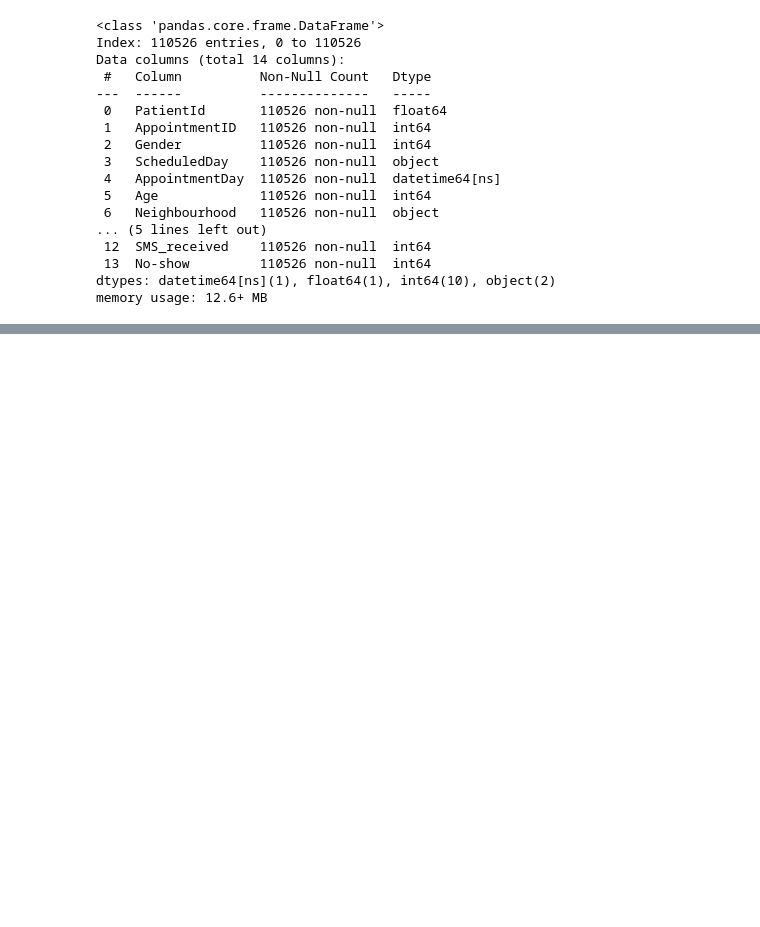
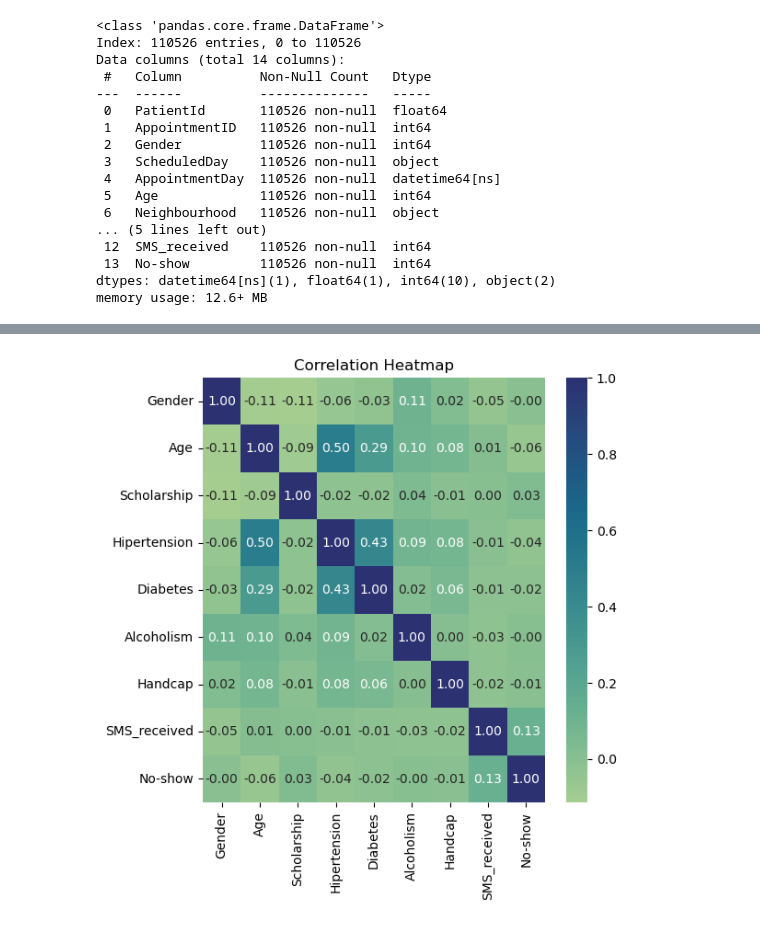
Before and after one commit to sakh-ML/Proojj, a Jupyter notebook: ML/AppointNoShow.ipynb, the cells around one changed output, grey strips where cells are left out. Saved outputs shown, nothing was run; the diff lists cells and outputs as text; code cells hidden in the pictures; blank space fills up the shorter version.

```diff
--- a/ML/AppointNoShow.ipynb
+++ b/ML/AppointNoShow.ipynb
@@ -315,0 +338,3 @@ df.head()
+# %%
+tmp_df = df.drop(columns=['Neighbourhood','ScheduledDay', 'AppointmentID', 'AppointmentDay', 'PatientId'])
+tmp_df
@@ -315,0 +376,7 @@ df.head()
+# %%
+plt.figure(figsize=(6, 6))
+sns.heatmap(tmp_df.corr(), annot=True, fmt=".2f", cmap="crest")
+plt.title("Correlation Heatmap")
+plt.show()
+# %% [output]
+[figure, added]
```
Also changed, not shown: parts of 16 cells of this notebook.
